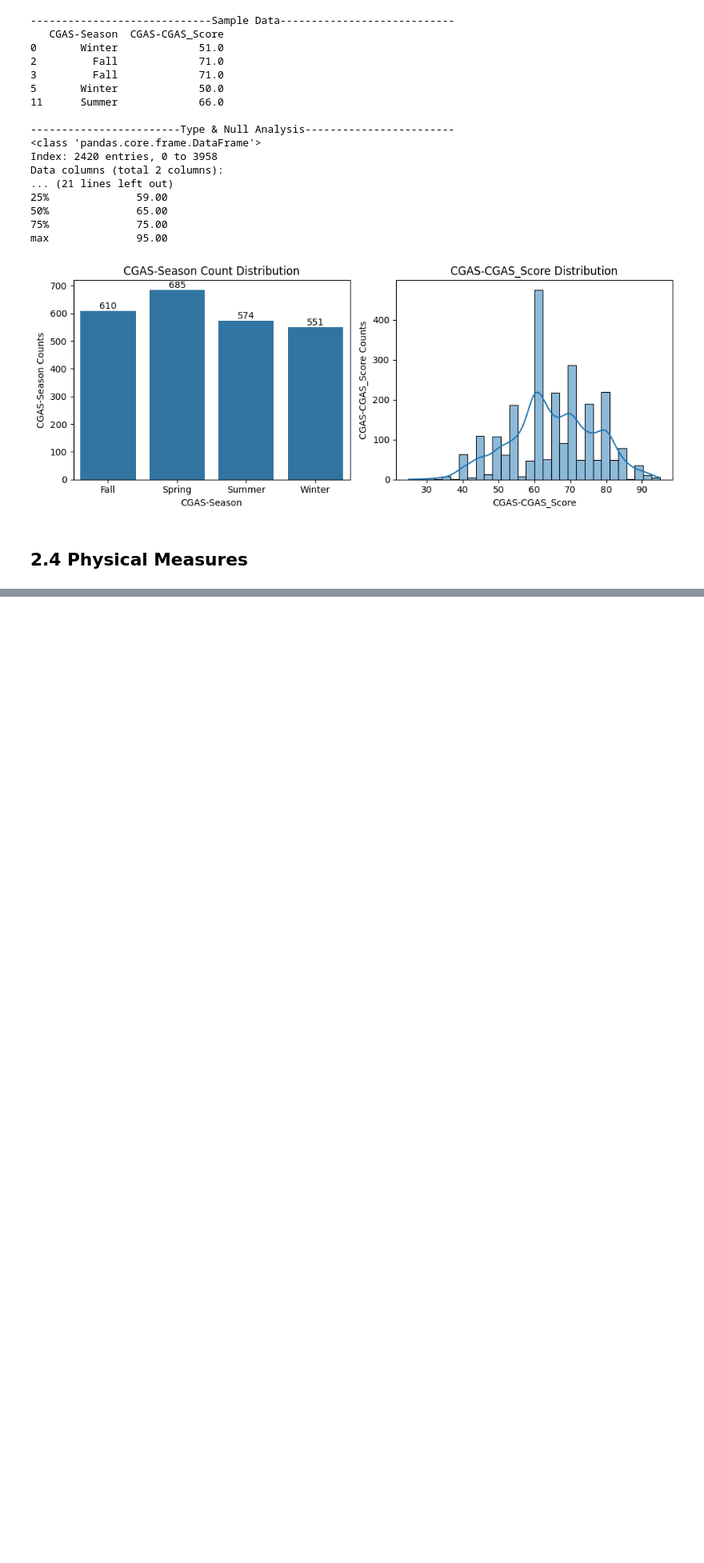
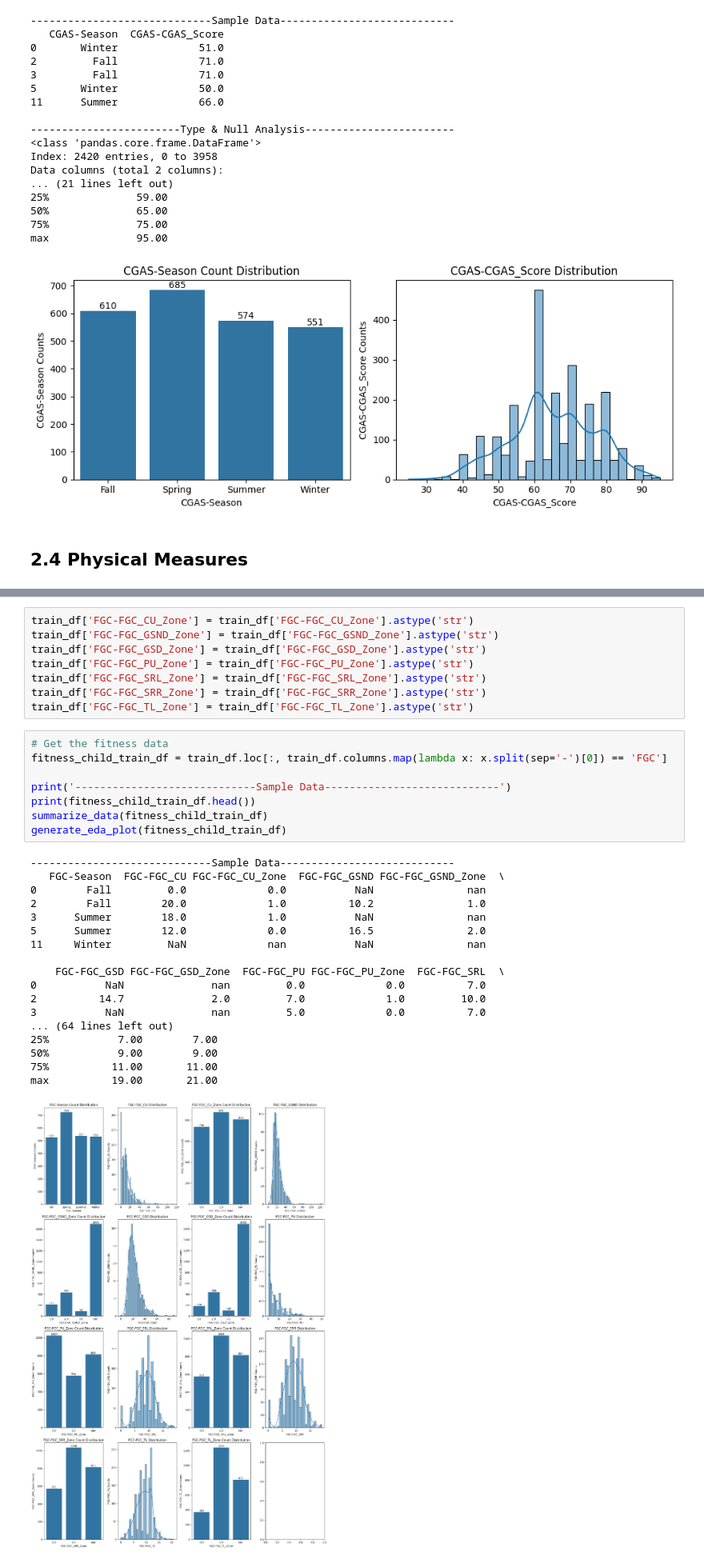
Before and after one commit to suphakrit-lert/Kaggle-Competition-Child-Problematic-Internet-Use, a Jupyter notebook: main.ipynb, the cells around one changed output, grey strips where cells are left out. Shown at 80% size. Drawn from its saved outputs; the diff is of its cells as text; blank space fills up the shorter version.

```diff
--- a/main.ipynb
+++ b/main.ipynb
@@ -311,0 +385,35 @@ max                138.00                203.00
+# %%
+train_df['FGC-FGC_CU_Zone'] = train_df['FGC-FGC_CU_Zone'].astype('str')
+train_df['FGC-FGC_GSND_Zone'] = train_df['FGC-FGC_GSND_Zone'].astype('str')
+train_df['FGC-FGC_GSD_Zone'] = train_df['FGC-FGC_GSD_Zone'].astype('str')
+train_df['FGC-FGC_PU_Zone'] = train_df['FGC-FGC_PU_Zone'].astype('str')
+train_df['FGC-FGC_SRL_Zone'] = train_df['FGC-FGC_SRL_Zone'].astype('str')
+train_df['FGC-FGC_SRR_Zone'] = train_df['FGC-FGC_SRR_Zone'].astype('str')
+train_df['FGC-FGC_TL_Zone'] = train_df['FGC-FGC_TL_Zone'].astype('str')
+# %%
+# Get the fitness data
+fitness_child_train_df = train_df.loc[:, train_df.columns.map(lambda x: x.split(sep='-')[0]) == 'FGC']
+
+print('-----------------------------Sample Data----------------------------')
+print(fitness_child_train_df.head())
+summarize_data(fitness_child_train_df)
+generate_eda_plot(fitness_child_train_df)
+# %% [output]
+-----------------------------Sample Data----------------------------
+   FGC-Season  FGC-FGC_CU FGC-FGC_CU_Zone  FGC-FGC_GSND FGC-FGC_GSND_Zone  \
+0        Fall         0.0             0.0           NaN               nan
+2        Fall        20.0             1.0          10.2               1.0
+3      Summer        18.0             1.0           NaN               nan
+5      Summer        12.0             0.0          16.5               2.0
+11     Winter         NaN             nan           NaN               nan
+
+    FGC-FGC_GSD FGC-FGC_GSD_Zone  FGC-FGC_PU FGC-FGC_PU_Zone  FGC-FGC_SRL  \
+0           NaN              nan         0.0             0.0          7.0
+2          14.7              2.0         7.0             1.0         10.0
+3           NaN              nan         5.0             0.0          7.0
+... (64 lines left out)
+25%           7.00        7.00
+50%           9.00        9.00
+75%          11.00       11.00
+max          19.00       21.00
+[figure, added]
```
Also changed, not shown: parts of 22 cells of this notebook, 1 other file.
